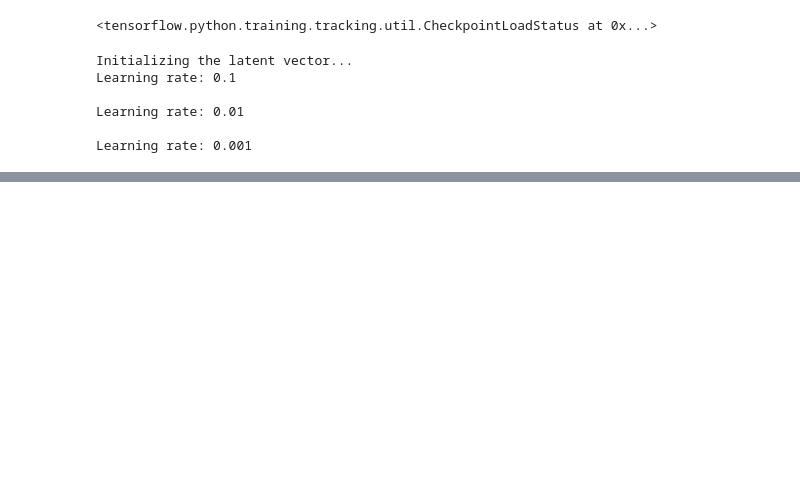
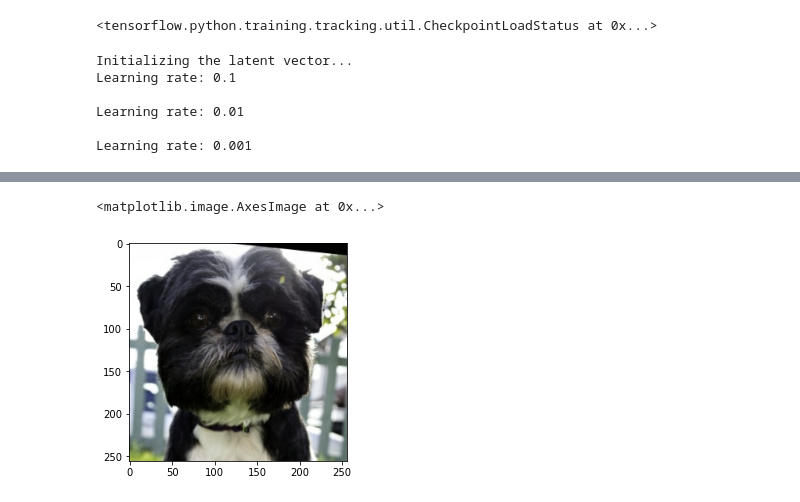
Before and after one commit to leoHeidel/stylegan2-keras, a Jupyter notebook: invert.ipynb, the cells around one changed output, grey strips where cells are left out. Cells and saved outputs as stored; diff of their text form; code cells hidden in the pictures; blank space fills up the shorter version.

```diff
--- a/invert.ipynb
+++ b/invert.ipynb
@@ -151,0 +191,5 @@ Clipping input data to the valid range for imshow with RGB data ([0..1] for floa
+# %%
+plt.imshow(im[1])
+# %% [output]
+<matplotlib.image.AxesImage at 0x...>
+[figure, added]
```
Also changed, not shown: parts of 8 cells of this notebook.
